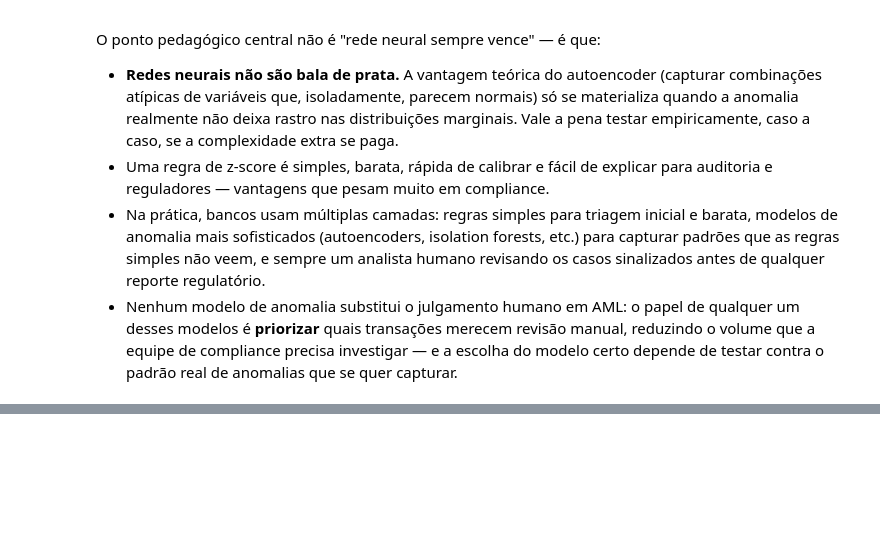
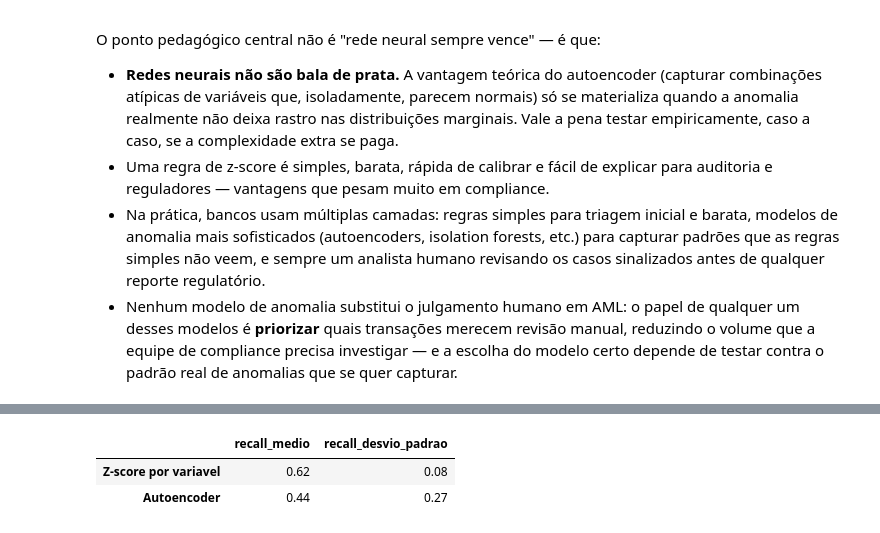
Before and after one commit to leorfarias81/FGV-aulas, a Jupyter notebook: aplicacoes-de-negocio/11-prevencao-lavagem-dinheiro.ipynb, the cells around one changed output, grey strips where cells are left out. Saved outputs shown, nothing was run; the diff lists cells and outputs as text; code cells hidden in the pictures; blank space fills up the shorter version.

```diff
--- a/aplicacoes-de-negocio/11-prevencao-lavagem-dinheiro.ipynb
+++ b/aplicacoes-de-negocio/11-prevencao-lavagem-dinheiro.ipynb
@@ -365,0 +500,9 @@ A técnica usada aqui (autoencoder detectando anomalias sem rótulos, aprendendo
+# %%
+resumo_seeds = df_resultados_seeds[['recall_zscore', 'recall_autoencoder']].agg(['mean', 'std']).T
+resumo_seeds.columns = ['recall_medio', 'recall_desvio_padrao']
+resumo_seeds.index = ['Z-score por variavel', 'Autoencoder']
+resumo_seeds
+# %% [output]
+|  | recall_medio | recall_desvio_padrao |
+| Z-score por variavel | 0.62 | 0.08 |
+| Autoencoder | 0.44 | 0.27 |
```
Also changed, not shown: parts of 9 cells of this notebook, 10 other files.
